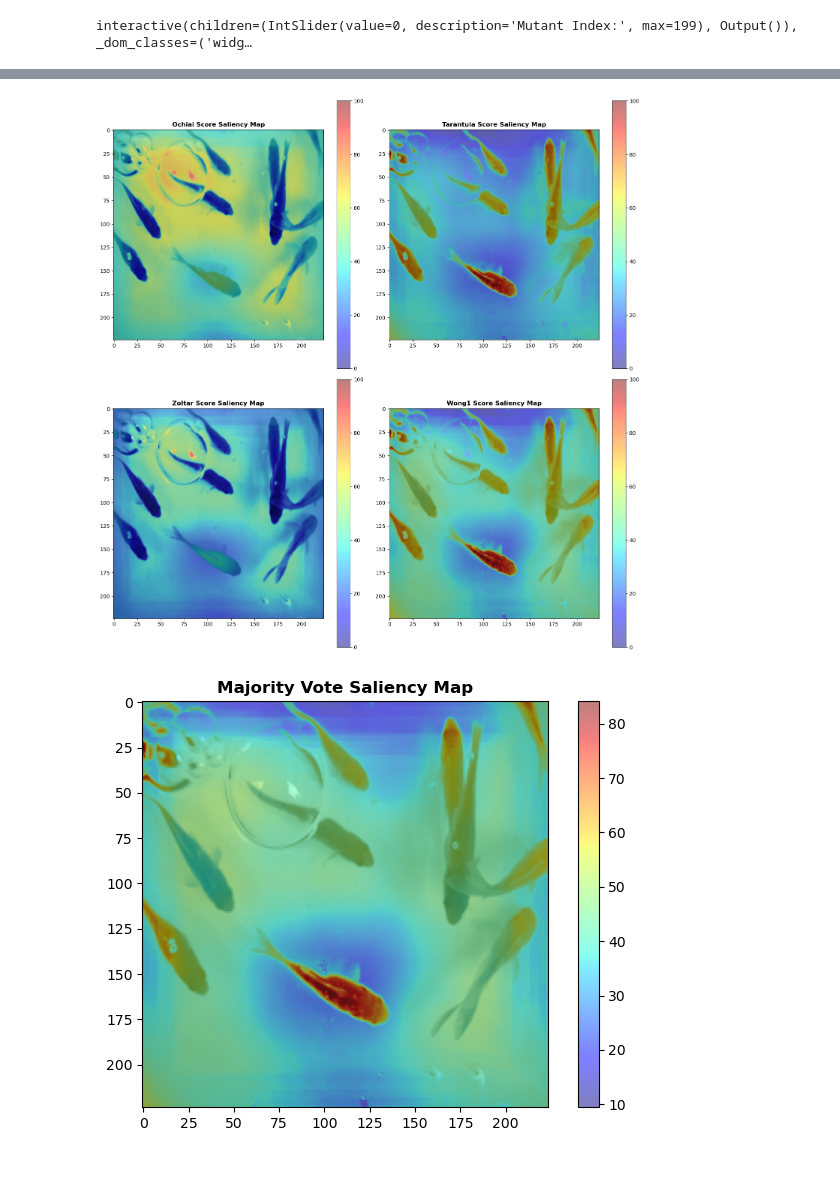
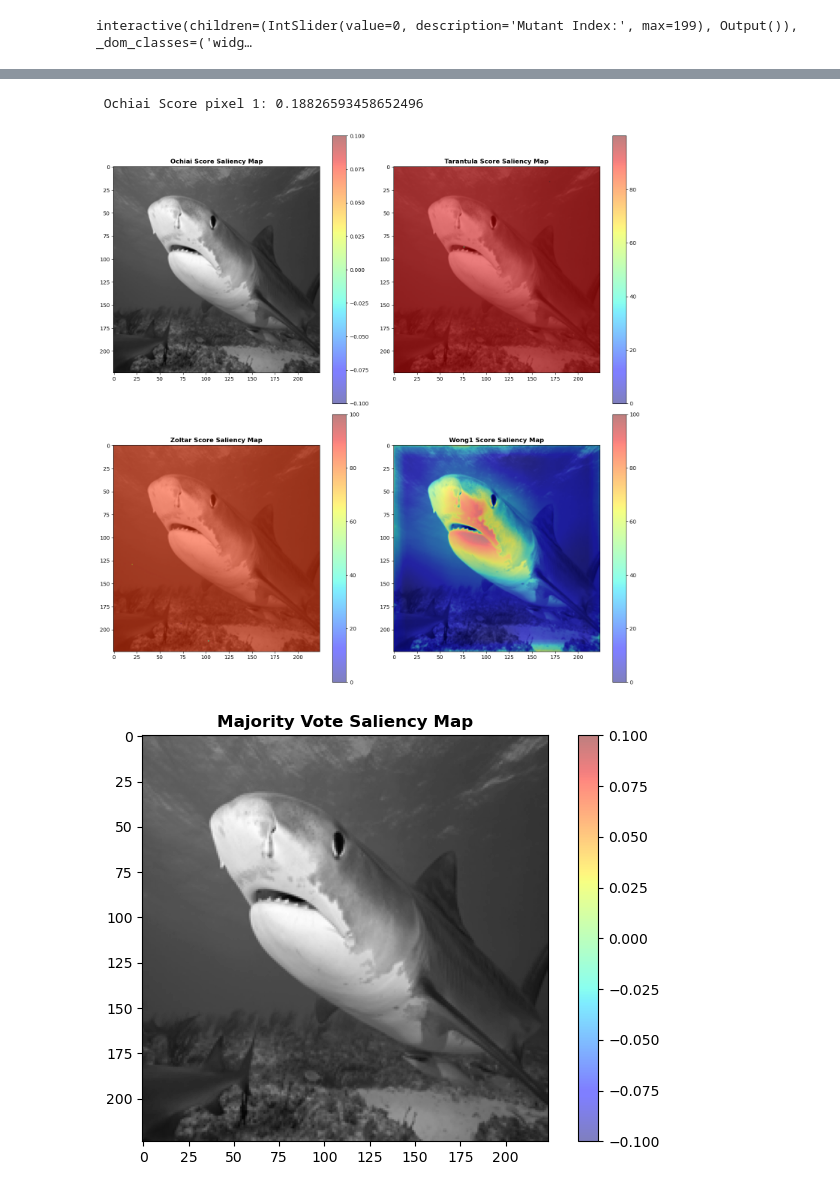
Before and after one commit to eaguaida/Causal-AI, a Jupyter notebook: RISE_MASK_CREATION.ipynb, the cells around one changed output, grey strips where cells are left out. Cells and saved outputs as stored; diff of their text form; code cells hidden in the pictures.

```diff
--- a/RISE_MASK_CREATION.ipynb
+++ b/RISE_MASK_CREATION.ipynb
@@ -48,7 +48,7 @@ url = "https://s3.amazonaws.com/deep-learning-models/image-models/imagenet_class
 with open(shap.datasets.cache(url)) as file:
     class_names = [v[1] for v in json.load(file).values()]
 
-img_path = 'goldfish.jpg'
+img_path = 'tnc_54897705.jpg'
 img = read_tensor(img_path)
 
 def predict_with_resnet50_pytorch(image_tensor, target_class=1):
@@ -418,5 +758,9 @@ interact(visualize_single_mutant,
          index=IntSlider(min=0, max=num_mutants-1, step=1, description='Mutant Index:'));
 
 sampled_tensor.shape
+img = unnormalize(img, mean, std)
+img = TF.rgb_to_grayscale(img)
+img = img.repeat(N, 1, 1, 1)
+print(img.shape)
 # %% [output]
 interactive(children=(IntSlider(value=0, description='Mutant Index:', max=199), Output()), _dom_classes=('widg…
@@ -518,7 +1045,7 @@ def calculate_zoltar(pixel):
 
 def calculate_wong1(pixel):
     Ep, Np, Ef, Nf = pixel
-    return Ef - Ep
+    return Ep - Ef
 
 ochiai_scores = np.array([calculate_ochiai(pixel) for pixel in flattened_scores])
 tarauntula_scores = np.array([calculate_tarantula(pixel) for pixel in flattened_scores])
@@ -537,10 +1064,12 @@ mapped_wong1_scores = map_values_to_range(wong1_scores)
 
 # Select 1000 random pixels
 
-random_indices = random.sample(range(len(zoltar_scores)), 1000)
-random_ochiai_scores = zoltar_scores[random_indices]
+random_indices = random.sample(range(len(wong1_scores)), 1000)
+random_ochiai_scores = wong1_scores[random_indices]
 
-#print(f" Ochiai Score pixel 1: {ochiai_scores[1]}")
+print(f" Ochiai Score pixel 1: {ochiai_scores[1]}")
+# %% [output]
+ Ochiai Score pixel 1: 0.18826593458652496
 # %%
 import numpy as np
 import matplotlib.pyplot as plt
@@ -552,7 +1081,7 @@ original_image_array = np.array(original_image)
 
 # Prepare the saliency maps
 ochiai_map = mapped_ochiai_scores.reshape((224, 224))
-tarantula_map = mapped_tarauntula_scores.reshape((224, 224))
+tarantula_map = mapped_tarantula_scores.reshape((224, 224))
 zoltar_map = mapped_zoltar_scores.reshape((224, 224))
 wong1_map = mapped_wong1_scores.reshape((224, 224))
 
@@ -584,42 +1113,53 @@ for ax, saliency_map, title in zip(axs.ravel(), maps, titles):
 plt.tight_layout()
 plt.show()
 # %% [output]
-[figure, old version]
+[figure, new version]
 # %%
+import numpy as np
+import matplotlib.pyplot as plt
+from PIL import Image
+
+# Load and resize the original image, and convert to grayscale
+original_image = Image.open(img_path).resize((224, 224)).convert('L')  # Replace with your image path
+original_image_array = np.array(original_image)
+
+
+
+# Define the extent
+extent = [0, 224, 0, 224]
+
+# Plot each map
 
 # Stack the scores for majority voting
-all_scores = np.vstack((mapped_ochiai_scores, mapped_tarauntula_scores, mapped_wong1_scores)).T
+all_scores = np.stack((ochiai_map, tarantula_map, zoltar_map, wong1_map), axis=-1)
 
 # Function to get majority vote
 def majority_vote(scores):
-    return np.average(scores)# Apply majority voting
-
-majority_scores = np.apply_along_axis(majority_vote, 1, all_scores)
+    return np.average(scores)
 
 # Apply majority voting
-majority_scores = np.apply_along_axis(majority_vote, 1, all_scores)
+majority_scores = np.apply_along_axis(majority_vote, 2, all_scores)
 
-
-# Reshape the majority scores to match the original image dimensions
-saliency_map = majority_scores.reshape(original_image_array.shape)
+# Reshape the majority scores to match the original image dimensions (not needed if already correct)
+saliency_map = majority_scores
 
 # Plot the majority vote saliency map
 fig, ax = plt.subplots()
 
 # Display the original image
 ax.imshow(original_image_array, cmap='gray')
 
 # Overlay the saliency map
 c = ax.imshow(saliency_map, cmap='jet', alpha=0.5)
 
 # Add a colorbar
 fig.colorbar(c, ax=ax)
 
 # Add title
 ax.set_title('Majority Vote Saliency Map', fontweight='bold')
 
 # Show the plot
 plt.tight_layout()
 plt.show()
 # %% [output]
-[figure, old version]
+[figure, new version]
```
Also changed, not shown: parts of 11 cells of this notebook, 25 other files.
